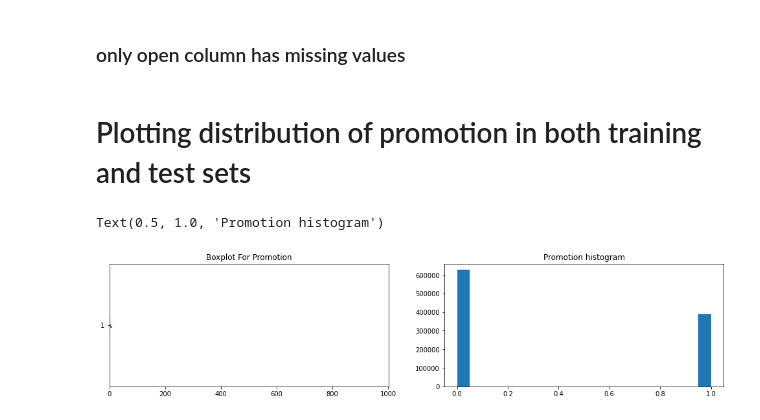
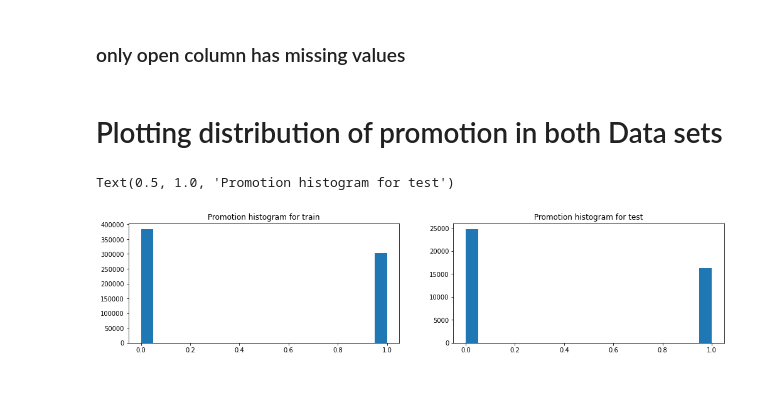
Before and after one commit to nebasam/Forecasting-Sales, a Jupyter notebook: notebooks/forecast.ipynb, the cells around one changed output. Saved outputs shown, nothing was run; the diff lists cells and outputs as text; code cells hidden in the pictures; blank space fills up the shorter version.

```diff
--- a/notebooks/forecast.ipynb
+++ b/notebooks/forecast.ipynb
@@ -27,8 +27,7 @@ def str_to_date(date):
 <h3> Load the datasets <h3>
 # %%
 # reading a dataframe
-df_train = pd.read_csv("../data/train.csv",sep=',', parse_dates=['Date'], date_parser=str_to_date,
-low_memory = False)
+df_train = pd.read_csv("../data/train.csv",sep=',', parse_dates=['Date'],low_memory = False)
 # %%
 # reading the store data
 df_store = pd.read_csv("../data/store.csv",sep=',',low_memory = False)
@@ -306,0 +284,3 @@ dtype: float64
+# %%
+df_train_store = pd.merge(df_train, df_store, how = 'left', on = 'Store')
+df_train_store.head()
@@ -346,4 +337,4 @@ dtype: int64
 # %% [markdown]
 ### only open column has missing values
 # %% [markdown]
-# Plotting  distribution of promotion in both training and test sets
+# Plotting  distribution of promotion in both Data sets
@@ -350,10 +345,9 @@ dtype: int64
 # %%
 fig, axes = plt.subplots(1, 2, figsize=(17,3.5))
-axes[0].boxplot(df_train.Promo, showmeans=True,vert=False)
-axes[0].set_xlim(0,max(df_train["Promo"]+1000))
-axes[0].set_title('Boxplot For Promotion')
-axes[1].hist(df_train.Promo, cumulative=False, bins=20)
-axes[1].set_title("Promotion histogram")
+axes[0].hist(df_train_store.Promo, cumulative=False, bins=20)
+axes[0].set_title("Promotion histogram for train")
+axes[1].hist(df_test.Promo, cumulative=False, bins=20)
+axes[1].set_title("Promotion histogram for test")
 # %% [output]
-Text(0.5, 1.0, 'Promotion histogram')
+Text(0.5, 1.0, 'Promotion histogram for test')
-[figure, old version]
+[figure, new version]
```
Also changed, not shown: parts of 32 cells of this notebook.
